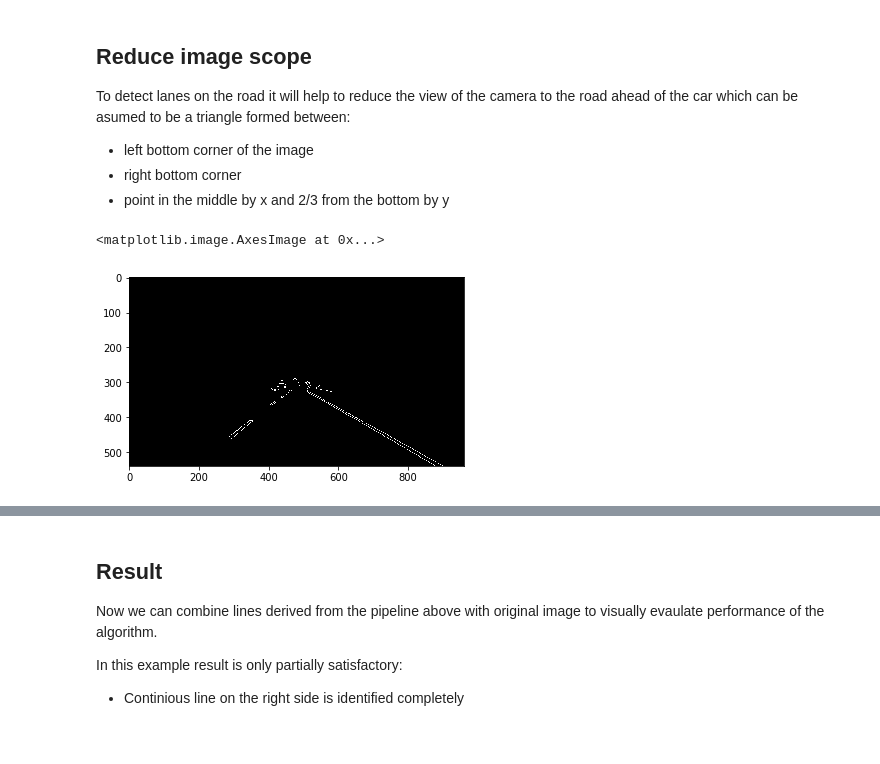
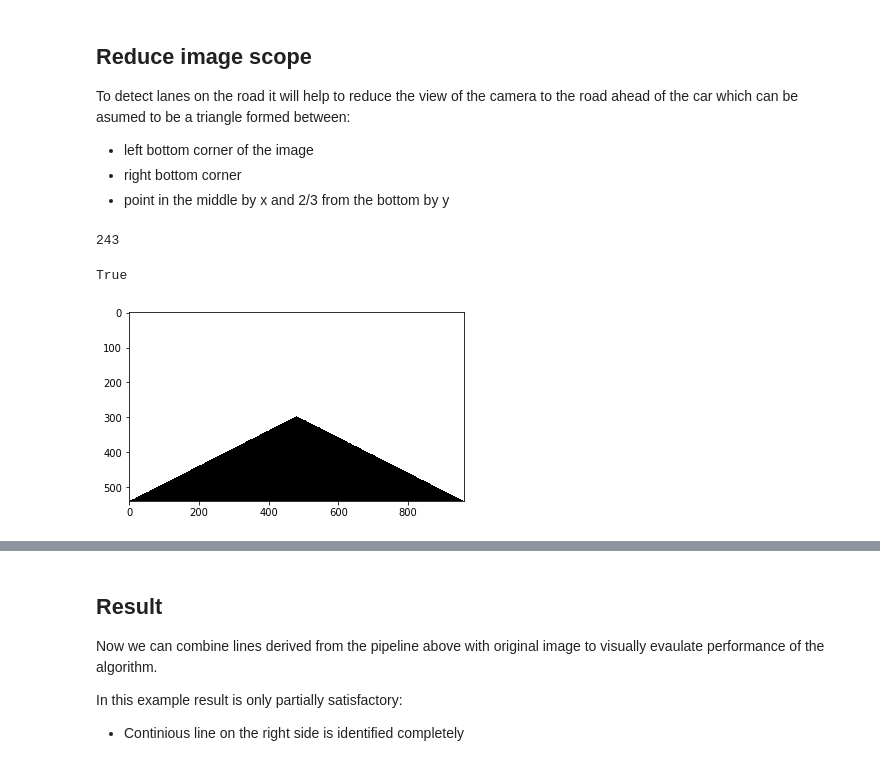
Before and after one commit to byapparov/CarND-LaneLines-P1, a Jupyter notebook: identify_lanes.ipynb, the cells around one changed output, grey strips where cells are left out. Cells and saved outputs as stored; diff of their text form; code cells hidden in the pictures.

```diff
--- a/identify_lanes.ipynb
+++ b/identify_lanes.ipynb
@@ -67,44 +100,49 @@ def lane_view_pixel(y, x, h, w, y_cut):
     # y_cut is level of the top corner of visibility triangle
 
     x_mid = int(w / 2)
 
     if x <= x_mid:
         # y_cut = h + m * x_mid
         # m = (y_cut - h) / x_mid
 
-        m = (y_cut - h) / x_mid
+        m = - y_cut / w * 2
         y_0 = h + m * x
         return y > y_0
 
     if x > x_mid:
         # y_cut = m * x_mid
         # m = y_cut / x_mid
 
-        m = y_cut / x_mid
-        y_0 = m * x
+        m = 2 * y_cut / w
+        b = h - 2 * y_cut
+        y_0 = m * x + b
         return y > y_0
 
 
-def limit_view(image):
+def limit_view(image, color = 0):
     assert (len(image.shape) == 2), "Only grey scale images are supported"
     img = image.copy()
     height, width = img.shape
-    black = 0
 
-    y_cut = int(1 / 2 * height)
-
+    y_cut = int(0.45 * height)
+    print(y_cut)
     for x in range(0, width):
         for y in range(0, height):
             if not lane_view_pixel(y, x, height, width, y_cut):
-                img[y, x] = black
+                img[y, x] = color
 
     return img
 
+# Demo output of the `limit_view()` function
+img_view_demo = np.copy(img_grey) * 0 #creating a blank to draw lines on
+img_view_demo = limit_view(img_view_demo, color = 255) # remove color outside of the road view
+plt.imshow(img_view_demo, cmap='Greys_r')
 
-
-img_limited_view = limit_view(img_gradient)
-
-plt.imshow(img_limited_view, cmap='Greys_r')
+cv2.imwrite(
+    "writeup_images/img_view_demo.jpg",
+    img_view_demo
+)
 # %% [output]
-<matplotlib.image.AxesImage at 0x...>
+243
+True
-[figure, old version]
+[figure, new version]
```
Also changed, not shown: parts of 6 cells of this notebook, 20 other files.
